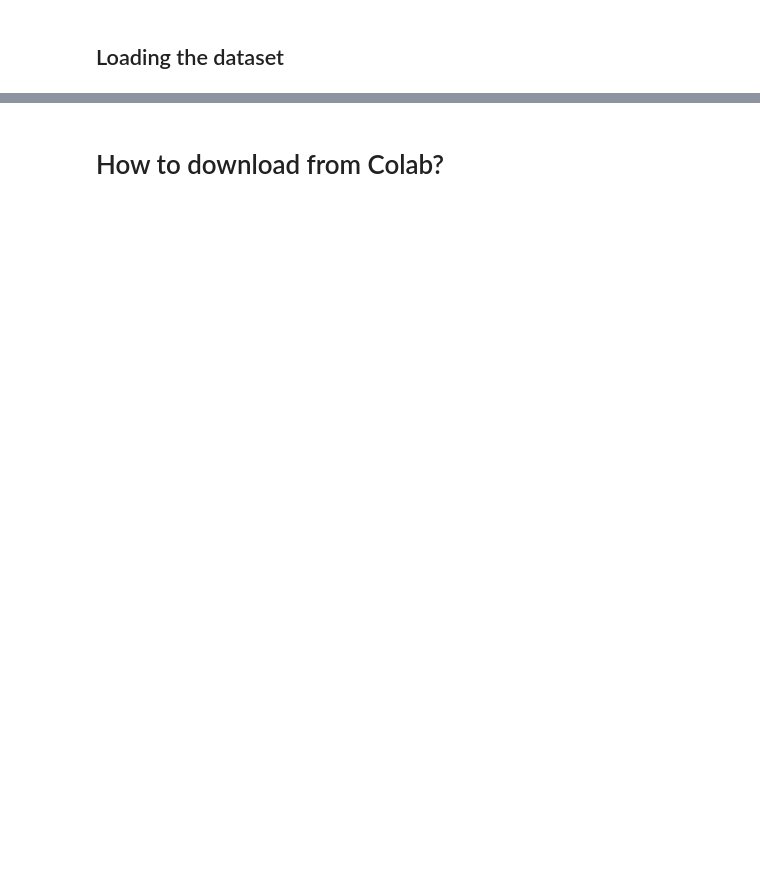
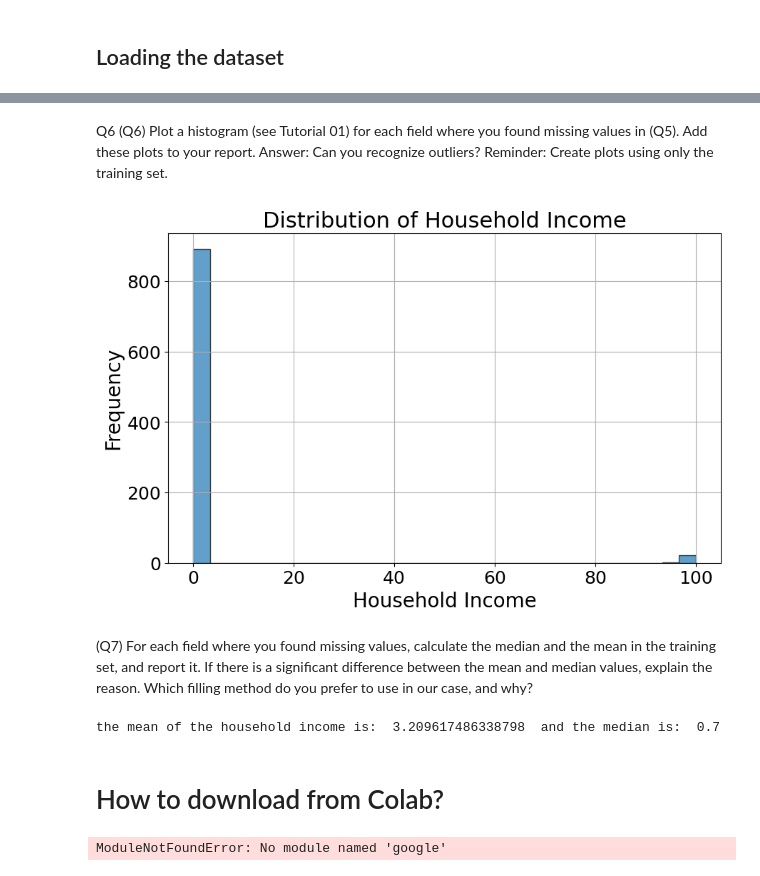
Before and after one commit to darnissan/ML_Intro, a Jupyter notebook: Major_HW1/HW1_template.ipynb, the cells around one changed output, grey strips where cells are left out. Cells and saved outputs as stored; diff of their text form; code cells hidden in the pictures; blank space fills up the shorter version.

```diff
--- a/Major_HW1/HW1_template.ipynb
+++ b/Major_HW1/HW1_template.ipynb
@@ -8,3 +10,13 @@ import seaborn as sns
+# %%
+from matplotlib import pylab
+params = {'xtick.labelsize': 18,
+          'ytick.labelsize': 18,
+          'axes.titlesize' : 22,
+          'axes.labelsize' : 20,
+          'legend.fontsize': 18,
+          'legend.title_fontsize': 22,
+          'figure.titlesize': 24 }
+pylab.rcParams.update(params)
 # %% [markdown]
 ## Loading the dataset
 # %%
@@ -17,3 +34,7 @@ filename = list(uploadedData)[0]
+# %%
+#Local machine version
+
+filename = "virus_data.csv"
 # %%
 dataset = pd.read_csv(filename)
 # %%
@@ -20,0 +71,4 @@ dataset.shape
+# %%
+from sklearn.model_selection import train_test_split
+sum_of_last_2_digits_IDS=67
+train_set , test_set = train_test_split(dataset, test_size=0.2, random_state=sum_of_last_2_digits_IDS)
@@ -21,3 +132,23 @@ dataset.shape
+# %% [markdown]
+Q6 (Q6)	Plot a histogram (see Tutorial 01) for each field where you found missing values in (Q5). Add these plots to your report. Answer: Can you recognize outliers?
+Reminder: Create plots using only the training set.
+# %%
+plt.figure(figsize=(10, 6))
+plt.hist(train_set['household_income'].dropna(), bins=30, edgecolor='k', alpha=0.7)
+plt.title('Distribution of Household Income')
+plt.xlabel('Household Income')
+plt.ylabel('Frequency')
+plt.grid(True)
+plt.show()
+# %% [output]
+[figure, added]
+# %% [markdown]
+(Q7)	For each field where you found missing values, calculate the median and the mean in the training set, and report it.
+If there is a significant difference between the mean and median values, explain the reason. Which filling method do you prefer to use in our case, and why?
+# %%
+print ("the mean of the household income is: ", train_set['household_income'].mean()," and the median is: ", train_set['household_income'].median())
+# %% [output]
+the mean of the household income is:  3.209617486338798  and the median is:  0.7
 # %% [markdown]
 # How to download from Colab?
 # %%
@@ -25,3 +156,5 @@ from google.colab import files
 outputPath = "saved_file.csv"
 dataset.to_csv(outputPath)
 files.download(outputPath)
+# %% [output]
+ModuleNotFoundError: No module named 'google'
```
Also changed, not shown: parts of 10 cells of this notebook.
